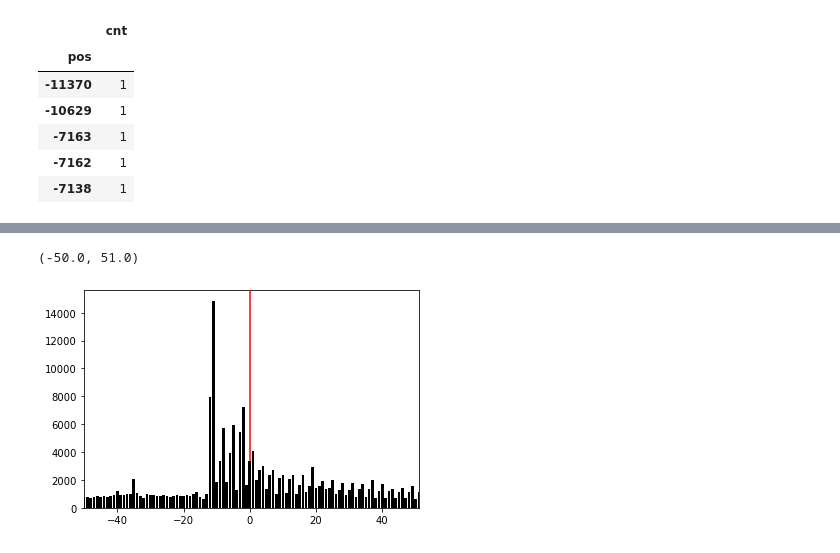
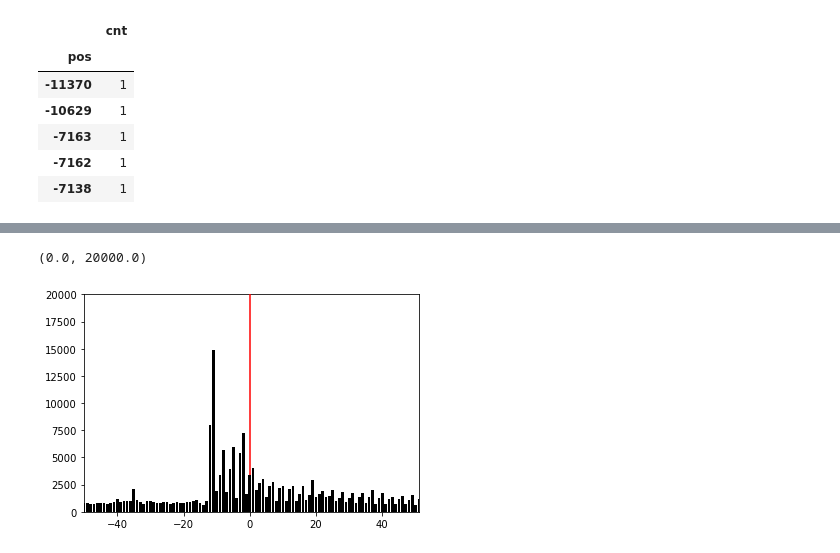
Before and after one commit to kangjunseo/Bioinformatics, a Jupyter notebook: QBioLab_Internship/Mission3.ipynb, the cells around one changed output, grey strips where cells are left out. Cells and saved outputs as stored; diff of their text form; code cells hidden in the pictures.

```diff
--- a/QBioLab_Internship/Mission3.ipynb
+++ b/QBioLab_Internship/Mission3.ipynb
@@ -300,7 +325,7 @@ array([['ENSMUST00000116560.3', 202, 1],
 # %%
-CDS_read2 = pd.DataFrame(CDS_np)
-CDS_read2.columns = ['trx','pos','cnt']
-read_count = CDS_read2[['pos','cnt']].groupby(by=['pos']).sum()
+CDS_read_start = pd.DataFrame(CDS_np)
+CDS_read_start.columns = ['trx','pos','cnt']
+read_count = CDS_read_start[['pos','cnt']].groupby(by=['pos']).sum()
 read_count.head()
 # %% [output]
 |  | cnt |
@@ -313,7 +351,8 @@ read_count.head()
 # %%
 plt.bar(list(map(int, read_count.index)), list(map(int, read_count.values)), color='k', zorder=10)
 plt.axvline(0, color='r', zorder=5)
 plt.xlim(-50,51)
+plt.ylim(0,20000)
 # %% [output]
-(-50.0, 51.0)
+(0.0, 20000.0)
-[figure, old version]
+[figure, new version]
```
Also changed, not shown: parts of 9 cells of this notebook.
